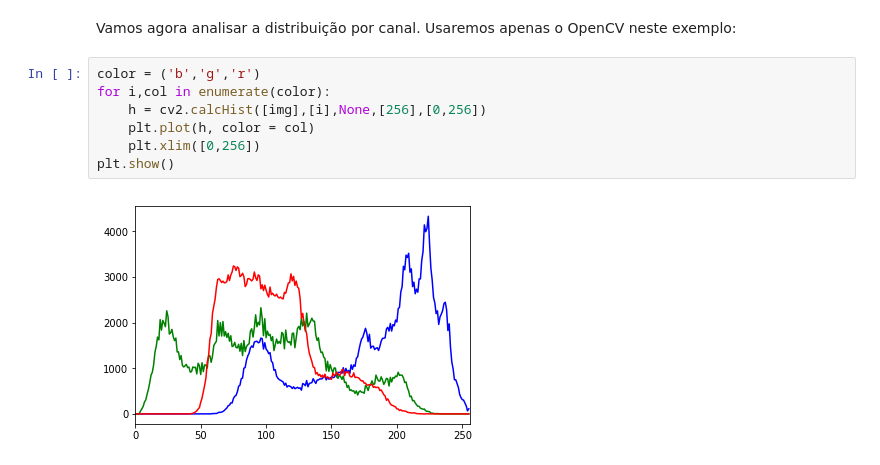
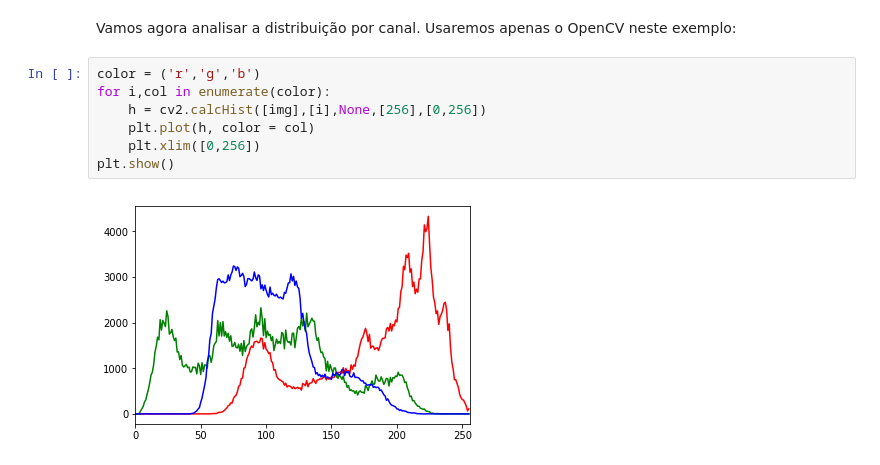
Before and after one commit to wlcosta/es235_pi, a Jupyter notebook: 3_histogramas/Histogramas.ipynb, the cells around one changed output. Saved outputs shown, nothing was run; the diff lists cells and outputs as text.

```diff
--- a/3_histogramas/Histogramas.ipynb
+++ b/3_histogramas/Histogramas.ipynb
@@ -69,11 +69,11 @@ plt.show()
 # %% [markdown]
 Vamos agora analisar a distribuição por canal. Usaremos apenas o OpenCV neste exemplo:
 # %%
-color = ('b','g','r')
+color = ('r','g','b')
 for i,col in enumerate(color):
     h = cv2.calcHist([img],[i],None,[256],[0,256])
     plt.plot(h, color = col)
     plt.xlim([0,256])
 plt.show()
 # %% [output]
-[figure, old version]
+[figure, new version]
```
Also changed, not shown: parts of 1 cell of this notebook, 1 other file.
